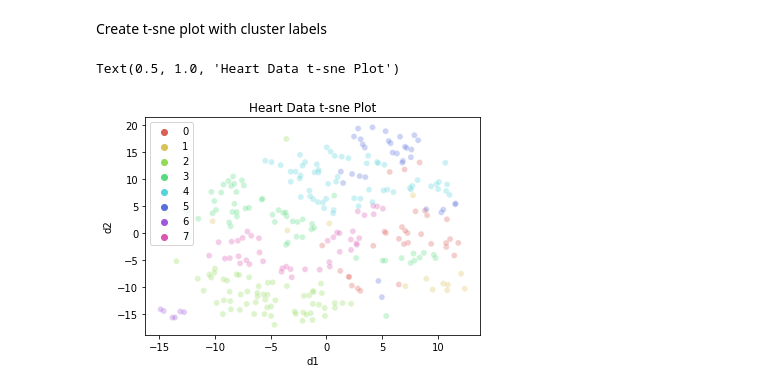
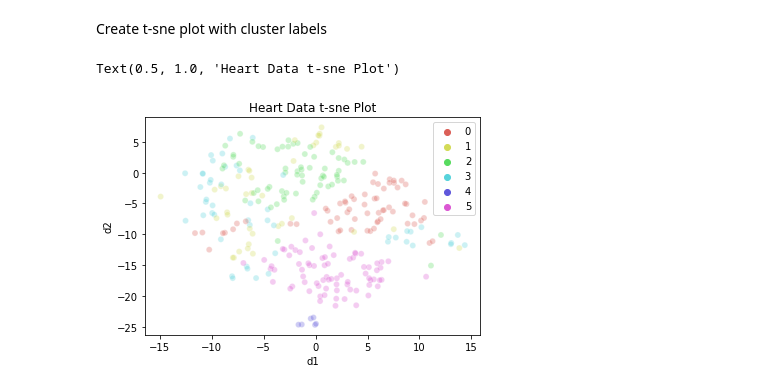
Before and after one commit to blantj/heart_records_clustering, a Jupyter notebook: Modeling.ipynb, the cells around one changed output. Drawn from its saved outputs; the diff is of its cells as text; code cells hidden in the pictures.

```diff
--- a/Modeling.ipynb
+++ b/Modeling.ipynb
@@ -131,7 +134,7 @@ sns.heatmap(df.corr(), annot=True, cmap='Blues', fmt=".2f", ax=ax)
 # %% [markdown]
 Fit a t-sne plot to the data
 # %%
-tsne = TSNE(n_components=2, perplexity=35, n_iter=2000, random_state=53, verbose=1)
+tsne = TSNE(n_components=2, perplexity=40, n_iter=2000, random_state=53, verbose=1)
 tsne_output = tsne.fit_transform(isf_df)
 tsne_df = pd.DataFrame(tsne_output, columns = ['d1', 'd2'])
 tsne_df.head()
@@ -172,7 +175,7 @@ y = df['DEATH_EVENT']
 Create k means clustering elbow plot
 # %%
 elbow_values = []
-for k in range(1,51):
+for k in range(1,21):
     kmeans = KMeans(n_clusters = k)
     kmeans.fit(x)
     elbow_values.append([k, kmeans.inertia_])
@@ -220,7 +223,7 @@ Text(0, 0.5, 'Distance')
 # %% [markdown]
 Create list with cluster label for each datapoint
 # %%
-kmeans = KMeans(n_clusters = 8)
+kmeans = KMeans(n_clusters = 6)
 kmeans.fit(x)
 hue_labels = kmeans.labels_
 # %% [markdown]
@@ -228,11 +231,11 @@ Create t-sne plot with cluster labels
 # %%
 tsne_plot = sns.scatterplot(
     x="d1", y="d2",
     hue = hue_labels,
     data=tsne_df,
     alpha=0.3,
-    palette=sns.color_palette("hls", 8))
+    palette=sns.color_palette("hls", 6))
 tsne_plot.set_title('Heart Data t-sne Plot')
 # %% [output]
 Text(0.5, 1.0, 'Heart Data t-sne Plot')
-[figure, old version]
+[figure, new version]
```
Also changed, not shown: parts of 6 cells of this notebook.
